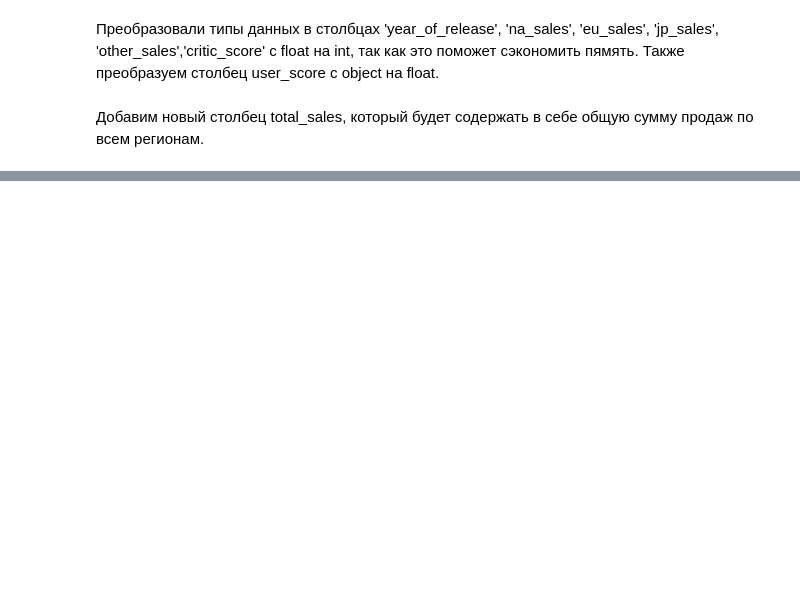
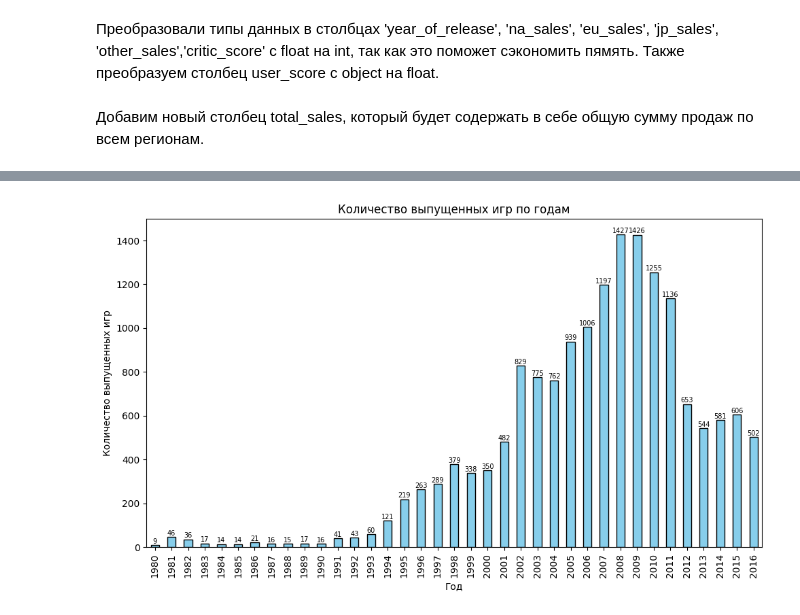
Before and after one commit to ivangolt/yandex_practicum-ds, a Jupyter notebook: 07.FirstModuleProject/07.FirstModuleProject.ipynb, the cells around one changed output, grey strips where cells are left out. Saved outputs shown, nothing was run; the diff lists cells and outputs as text; code cells hidden in the pictures; blank space fills up the shorter version.

```diff
--- a/07.FirstModuleProject/07.FirstModuleProject.ipynb
+++ b/07.FirstModuleProject/07.FirstModuleProject.ipynb
@@ -330,0 +382,17 @@ games_df.head()
+# %%
+fig, ax = plt.subplots(figsize=(10, 6))
+
+counts_years = games_df['year_of_release'].value_counts().sort_index(ascending=True)
+counts_years.plot(kind='bar', ax=ax, color='skyblue', edgecolor='black')
+
+for i, v in enumerate(counts_years):
+    ax.text(i, v + 1, str(v), ha='center', va='bottom', fontsize=7)
+
+plt.xlabel('Год')
+plt.ylabel('Количество выпущенных игр')
+plt.title('Количество выпущенных игр по годам')
+plt.xticks(rotation=90)
+plt.tight_layout()
+plt.show()
+# %% [output]
+[figure, added]
```
Also changed, not shown: parts of 101 cells of this notebook.
